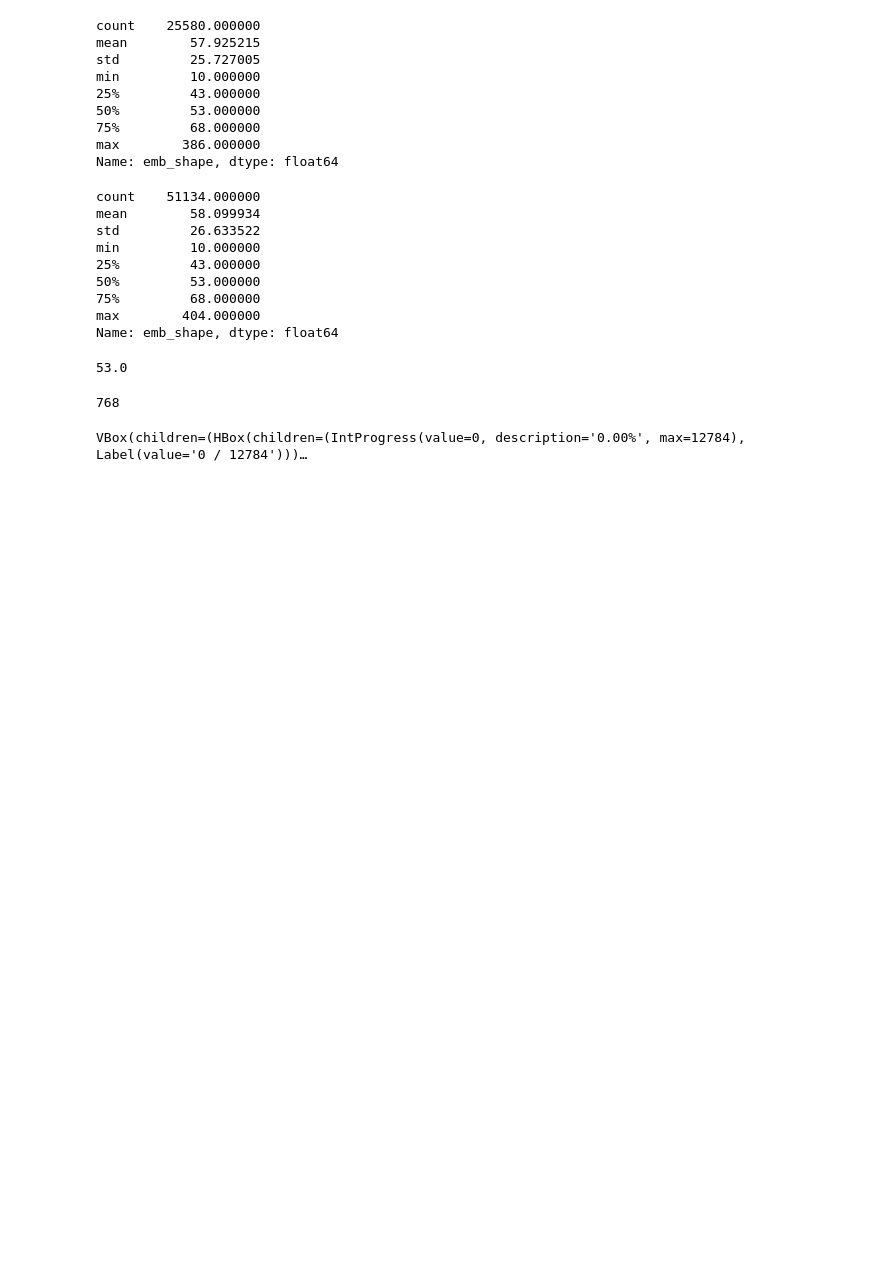
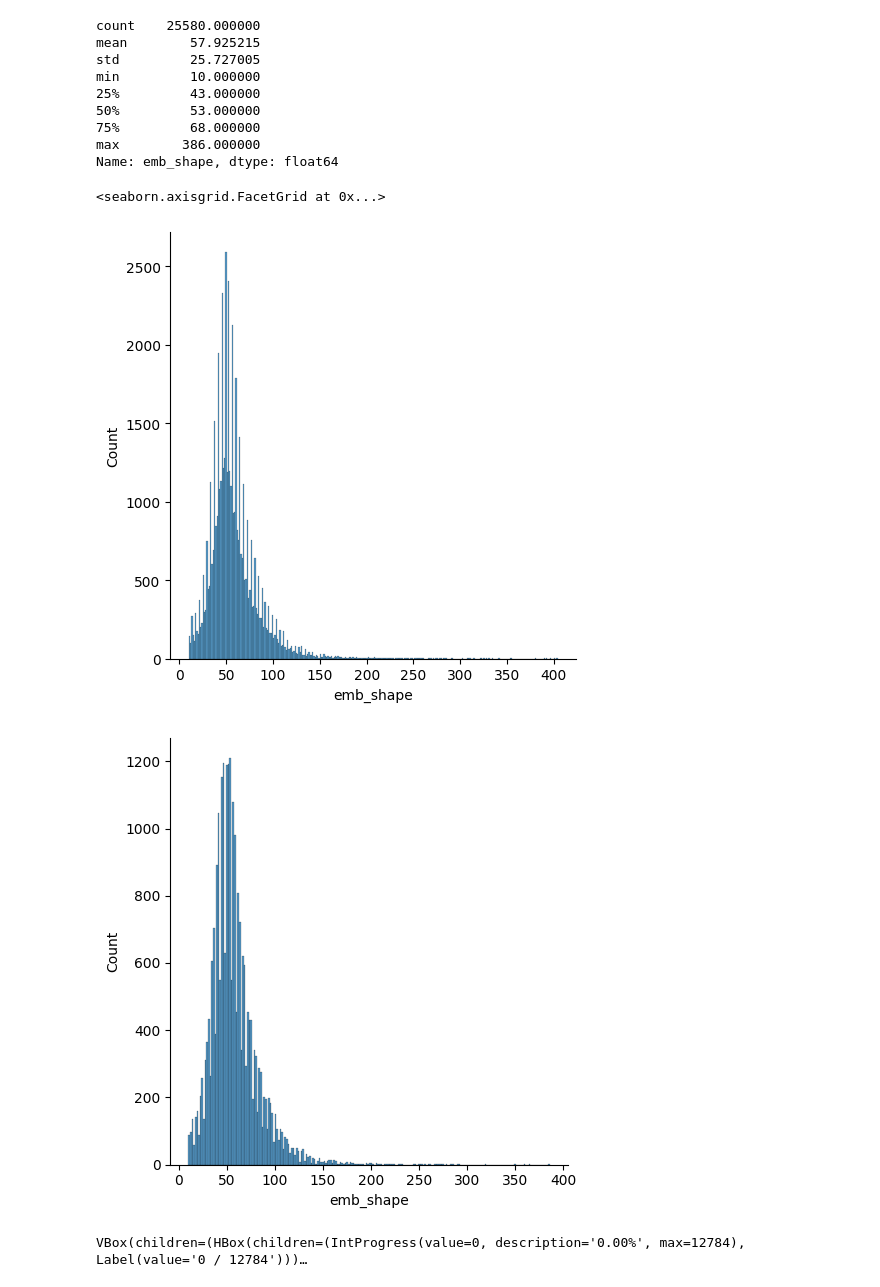
Before and after one commit to traptrip/yandex_cup_ml_2023, a Jupyter notebook: recsys/notebooks/lightautoml.ipynb, the cells around one changed output. Drawn from its saved outputs; the diff is of its cells as text; code cells hidden in the pictures; blank space fills up the shorter version.

```diff
--- a/recsys/notebooks/lightautoml.ipynb
+++ b/recsys/notebooks/lightautoml.ipynb
@@ -52,5 +54,8 @@ def get_embedding(track_id):
     # embedding = np.mean(embeddings, axis=0)
     return embeddings #.tolist()
 
+df_train["embedding"] = df_train.track.parallel_apply(get_embedding)
 df_test["embedding"] = df_test.track.parallel_apply(get_embedding)
+df_train["emb_shape"] = [emb.shape[0] for emb in df_train["embedding"].values]
+df_test["emb_shape"] = [emb.shape[0] for emb in df_test["embedding"].values]
 # %% [output]
@@ -62,2 +63,0 @@ for emb in df_test["embedding"].values:
-# %%
-df_test["emb_shape"] = shapes
@@ -73,26 +85,14 @@ min         10.000000
 75%         68.000000
 max        386.000000
 Name: emb_shape, dtype: float64
-# %%
-df_train["emb_shape"].describe()
-# %% [output]
-count    51134.000000
-mean        58.099934
-std         26.633522
-min         10.000000
-25%         43.000000
-50%         53.000000
-75%         68.000000
-max        404.000000
-Name: emb_shape, dtype: float64
-# %%
-df_train["emb_shape"].median()
-# %% [output]
-53.0
-# %%
-len(df_train["embedding"].iloc[0])
-# %% [output]
-768
+# %%
+import seaborn as sns
+sns.displot(df_train["emb_shape"])
+sns.displot(df_test["emb_shape"])
+# %% [output]
+<seaborn.axisgrid.FacetGrid at 0x...>
+[figure, added]
+[figure, added]
 # %%
 df_train[[f"f{i}" for i in range(768)]] = pd.DataFrame(df_train.embedding.tolist(), index=df_train.index)
 # %%
```
Also changed, not shown: parts of 9 cells of this notebook, 5 other files.
